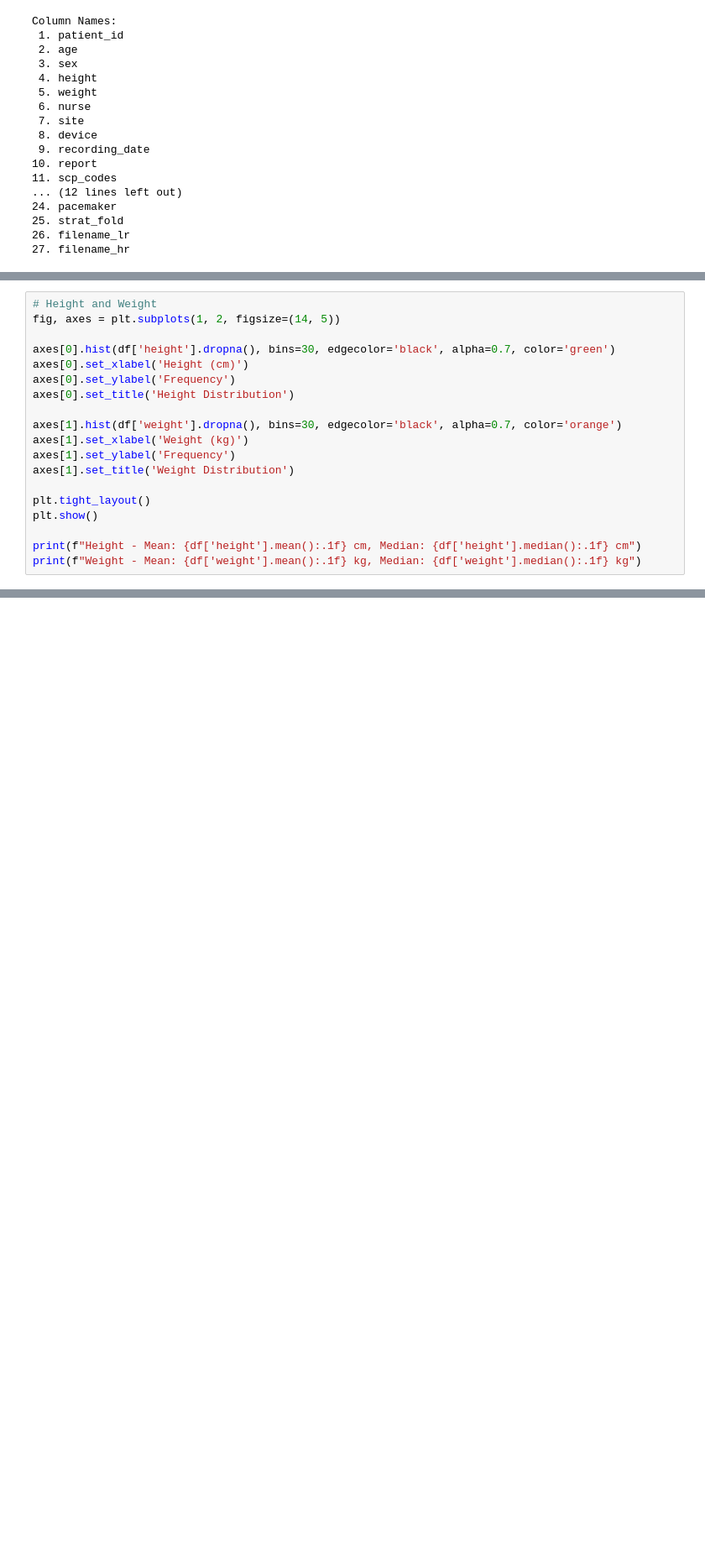
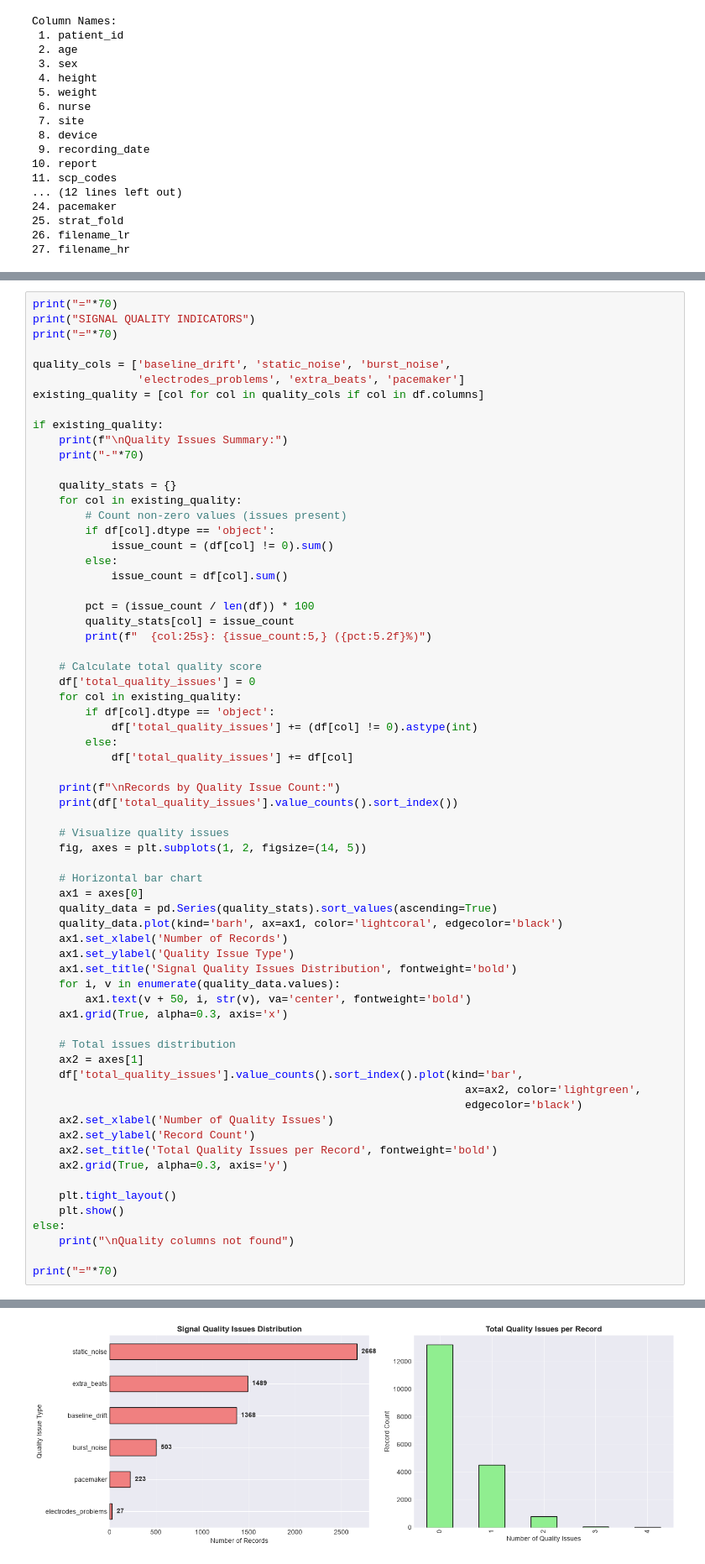
Before and after one commit to abhairwal-usd/intro_ai_ml_aai501, a Jupyter notebook: 01_Data_Prepare_EDA/01_data_exploration.ipynb, the cells around one changed output, grey strips where cells are left out. Shown at 84% size. Saved outputs shown, nothing was run; the diff lists cells and outputs as text; blank space fills up the shorter version.

```diff
--- a/01_Data_Prepare_EDA/01_data_exploration.ipynb
+++ b/01_Data_Prepare_EDA/01_data_exploration.ipynb
@@ -323,19 +735,0 @@ Name: proportion, dtype: float64
-# %%
-# Height and Weight
-fig, axes = plt.subplots(1, 2, figsize=(14, 5))
-
-axes[0].hist(df['height'].dropna(), bins=30, edgecolor='black', alpha=0.7, color='green')
-axes[0].set_xlabel('Height (cm)')
-axes[0].set_ylabel('Frequency')
-axes[0].set_title('Height Distribution')
-
-axes[1].hist(df['weight'].dropna(), bins=30, edgecolor='black', alpha=0.7, color='orange')
-axes[1].set_xlabel('Weight (kg)')
-axes[1].set_ylabel('Frequency')
-axes[1].set_title('Weight Distribution')
-
-plt.tight_layout()
-plt.show()
-
-print(f"Height - Mean: {df['height'].mean():.1f} cm, Median: {df['height'].median():.1f} cm")
-print(f"Weight - Mean: {df['weight'].mean():.1f} kg, Median: {df['weight'].median():.1f} kg")
@@ -345,0 +927,67 @@ Weight - Mean: 71.0 kg, Median: 70.0 kg
+# %%
+print("="*70)
+print("SIGNAL QUALITY INDICATORS")
+print("="*70)
+
+quality_cols = ['baseline_drift', 'static_noise', 'burst_noise',
+                'electrodes_problems', 'extra_beats', 'pacemaker']
+existing_quality = [col for col in quality_cols if col in df.columns]
+
+if existing_quality:
+    print(f"\nQuality Issues Summary:")
+    print("-"*70)
+
+    quality_stats = {}
+    for col in existing_quality:
+        # Count non-zero values (issues present)
+        if df[col].dtype == 'object':
+            issue_count = (df[col] != 0).sum()
+        else:
+            issue_count = df[col].sum()
+
+        pct = (issue_count / len(df)) * 100
+        quality_stats[col] = issue_count
+        print(f"  {col:25s}: {issue_count:5,} ({pct:5.2f}%)")
+
+    # Calculate total quality score
+    df['total_quality_issues'] = 0
+    for col in existing_quality:
+        if df[col].dtype == 'object':
+            df['total_quality_issues'] += (df[col] != 0).astype(int)
+        else:
+            df['total_quality_issues'] += df[col]
+
+    print(f"\nRecords by Quality Issue Count:")
+    print(df['total_quality_issues'].value_counts().sort_index())
+
+    # Visualize quality issues
+    fig, axes = plt.subplots(1, 2, figsize=(14, 5))
+
+    # Horizontal bar chart
+    ax1 = axes[0]
+    quality_data = pd.Series(quality_stats).sort_values(ascending=True)
+    quality_data.plot(kind='barh', ax=ax1, color='lightcoral', edgecolor='black')
+    ax1.set_xlabel('Number of Records')
+    ax1.set_ylabel('Quality Issue Type')
+    ax1.set_title('Signal Quality Issues Distribution', fontweight='bold')
+    for i, v in enumerate(quality_data.values):
+        ax1.text(v + 50, i, str(v), va='center', fontweight='bold')
+    ax1.grid(True, alpha=0.3, axis='x')
+
+    # Total issues distribution
+    ax2 = axes[1]
+    df['total_quality_issues'].value_counts().sort_index().plot(kind='bar',
+                                                                  ax=ax2, color='lightgreen',
+                                                                  edgecolor='black')
+    ax2.set_xlabel('Number of Quality Issues')
+    ax2.set_ylabel('Record Count')
+    ax2.set_title('Total Quality Issues per Record', fontweight='bold')
+    ax2.grid(True, alpha=0.3, axis='y')
+
+    plt.tight_layout()
+    plt.show()
+else:
+    print("\nQuality columns not found")
+
+print("="*70)
+# %% [output]
@@ -345,0 +1011 @@ Weight - Mean: 71.0 kg, Median: 70.0 kg
+[figure, added]
```
Also changed, not shown: parts of 56 cells of this notebook.
